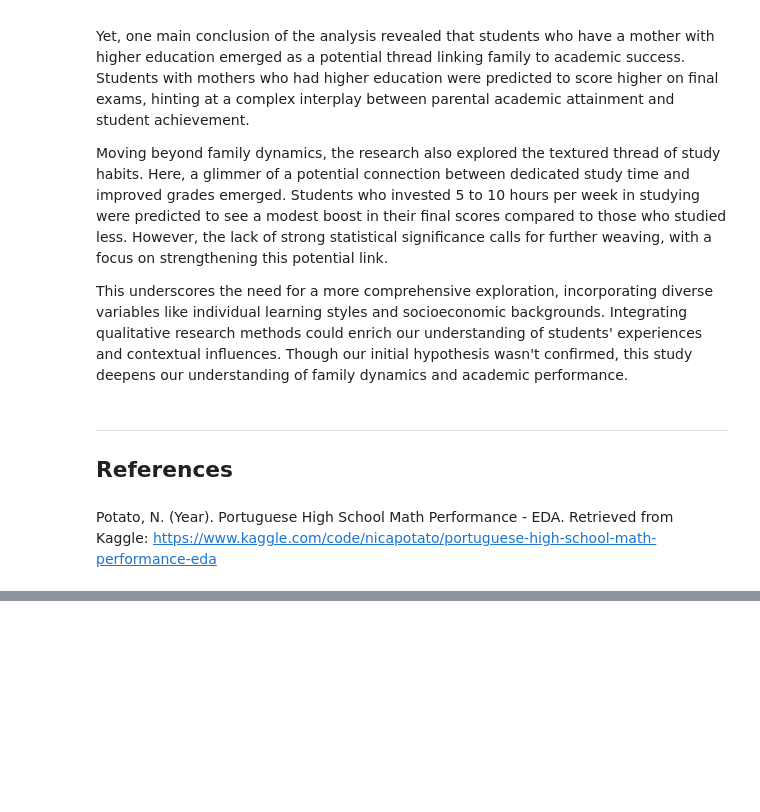
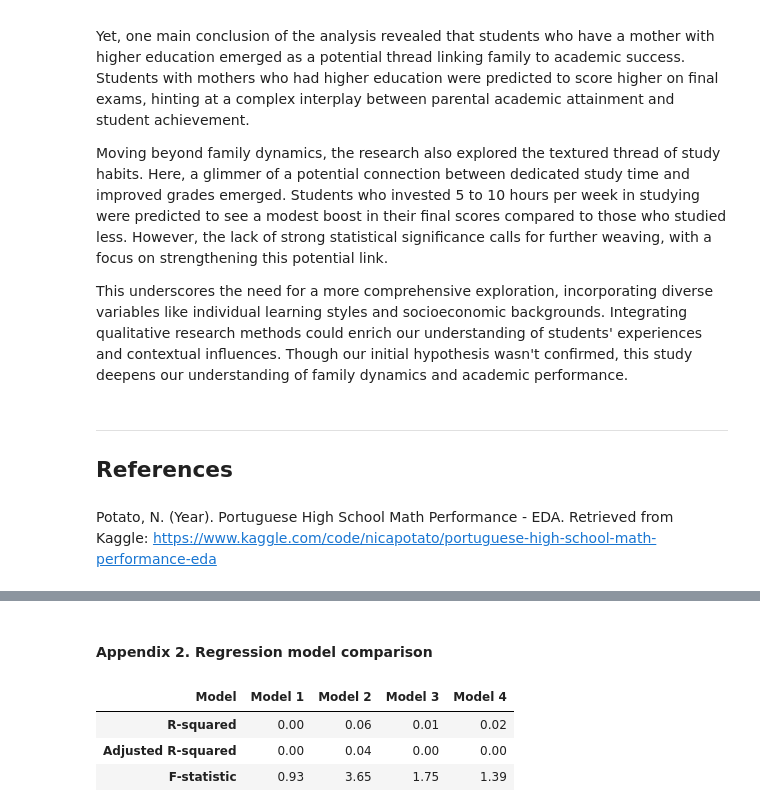
Before and after one commit to Alejandra-savagebriz/DA2, a Jupyter notebook: FinalProjectDA2_OK.ipynb, the cells around one changed output, grey strips where cells are left out. Saved outputs shown, nothing was run; the diff lists cells and outputs as text; code cells hidden in the pictures; blank space fills up the shorter version.

```diff
--- a/FinalProjectDA2_OK.ipynb
+++ b/FinalProjectDA2_OK.ipynb
@@ -1005,0 +1068,21 @@ Potato, N. (Year). Portuguese High School Math Performance - EDA. Retrieved from
+# %% [markdown]
+#### Appendix 2. Regression model comparison
+# %%
+# Comparing fit of different regression models
+model_comparison = {
+    'Model': ['Model 1', 'Model 2', 'Model 3', 'Model 4'],
+    'R-squared': [reg.rsquared, reg2.rsquared, reg3.rsquared, reg4.rsquared],
+    'Adjusted R-squared': [reg.rsquared_adj, reg2.rsquared_adj, reg3.rsquared_adj, reg4.rsquared_adj],
+    'F-statistic': [reg.fvalue, reg2.fvalue, reg3.fvalue, reg4.fvalue]
+}
+
+model_table = pd.DataFrame(model_comparison)
+model_table.set_index('Model', inplace=True)
+model_table = model_table.round(2)
+
+model_table.T
+# %% [output]
+| Model | Model 1 | Model 2 | Model 3 | Model 4 |
+| R-squared | 0.00 | 0.06 | 0.01 | 0.02 |
+| Adjusted R-squared | 0.00 | 0.04 | 0.00 | 0.00 |
+| F-statistic | 0.93 | 3.65 | 1.75 | 1.39 |
```
Also changed, not shown: parts of 3 cells of this notebook.
